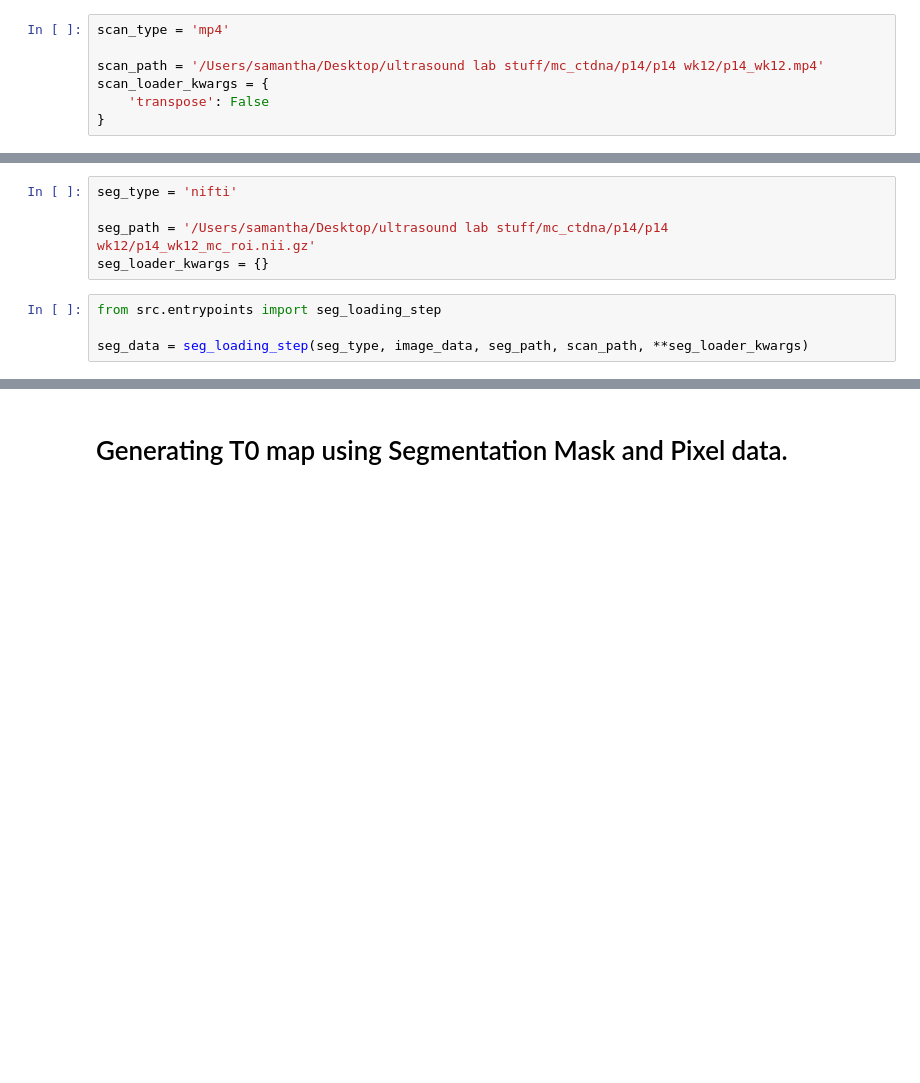
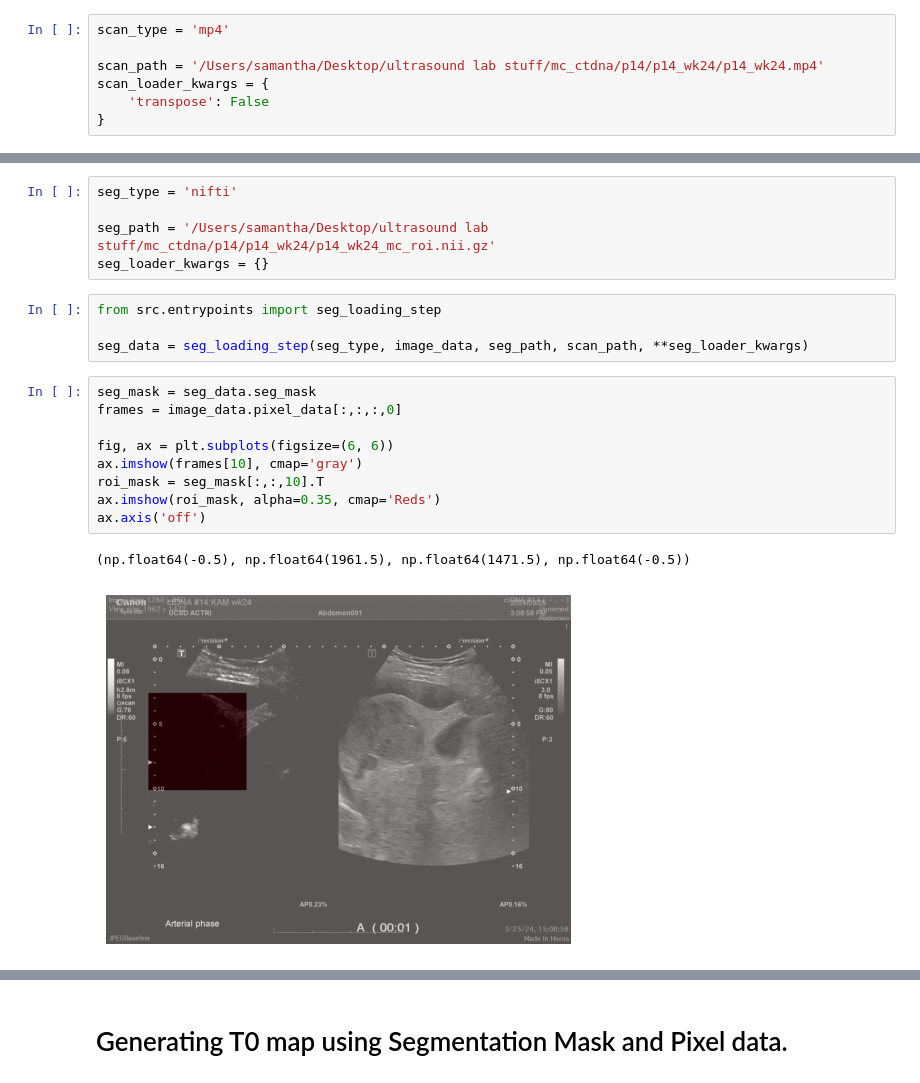
Before and after one commit to TUL-Dev/QuantUS-Plugins-CEUS, a Jupyter notebook: TwoD_CEUS_test/T0_testing.ipynb, the cells around one changed output, grey strips where cells are left out. Cells and saved outputs as stored; diff of their text form; blank space fills up the shorter version.

```diff
--- a/TwoD_CEUS_test/T0_testing.ipynb
+++ b/TwoD_CEUS_test/T0_testing.ipynb
@@ -22,7 +22,7 @@ Available scan loaders: ['avi', 'nifti', 'custom_dicom', 'mp4']
 # %%
 scan_type = 'mp4'
 
-scan_path = '/Users/samantha/Desktop/ultrasound lab stuff/mc_ctdna/p14/p14 wk12/p14_wk12.mp4'
+scan_path = '/Users/samantha/Desktop/ultrasound lab stuff/mc_ctdna/p14/p14_wk24/p14_wk24.mp4'
 scan_loader_kwargs = {
     'transpose': False
 }
@@ -43,12 +43,24 @@ Available segmentation loaders: ['nifti', 'load_bolus_mask']
 # %%
 seg_type = 'nifti'
 
-seg_path = '/Users/samantha/Desktop/ultrasound lab stuff/mc_ctdna/p14/p14 wk12/p14_wk12_mc_roi.nii.gz'
+seg_path = '/Users/samantha/Desktop/ultrasound lab stuff/mc_ctdna/p14/p14_wk24/p14_wk24_mc_roi.nii.gz'
 seg_loader_kwargs = {}
 # %%
 from src.entrypoints import seg_loading_step
 
 seg_data = seg_loading_step(seg_type, image_data, seg_path, scan_path, **seg_loader_kwargs)
+# %%
+seg_mask = seg_data.seg_mask
+frames = image_data.pixel_data[:,:,:,0]
+
+fig, ax = plt.subplots(figsize=(6, 6))
+ax.imshow(frames[10], cmap='gray')
+roi_mask = seg_mask[:,:,10].T
+ax.imshow(roi_mask, alpha=0.35, cmap='Reds')
+ax.axis('off')
+# %% [output]
+(np.float64(-0.5), np.float64(1961.5), np.float64(1471.5), np.float64(-0.5))
+[figure, added]
 # %%
 %matplotlib inline
 import matplotlib.pyplot as plt
```
Also changed, not shown: parts of 4 cells of this notebook, 1 other file.
